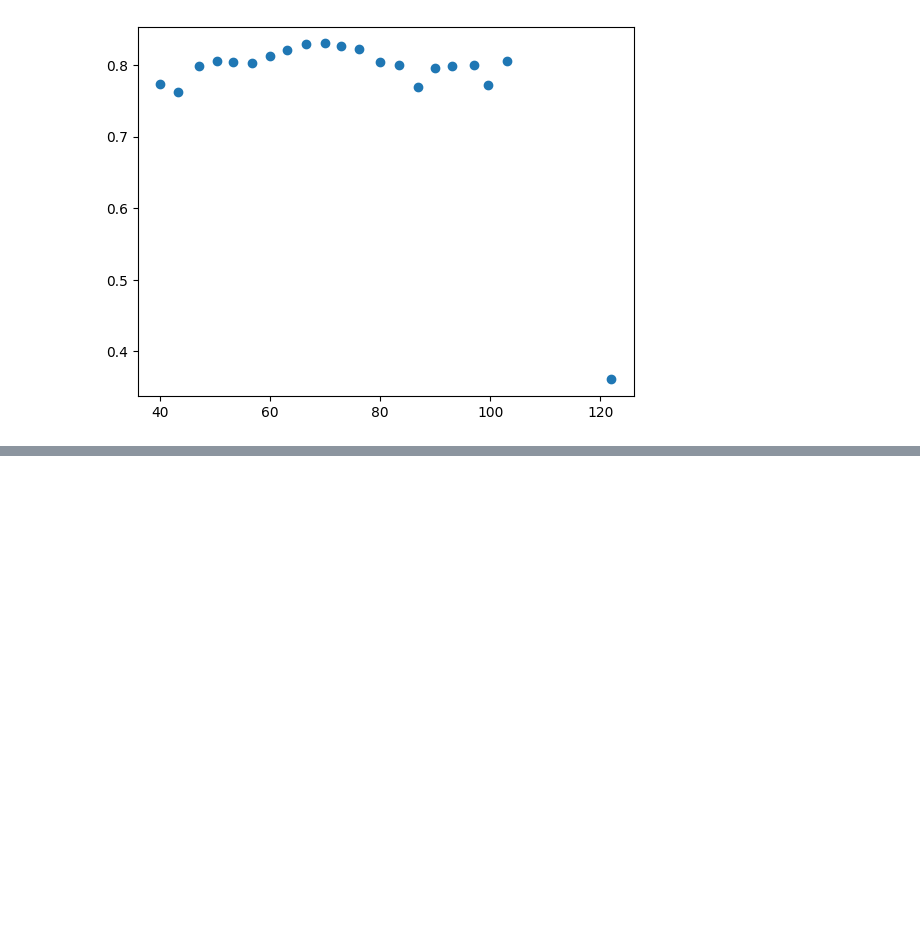
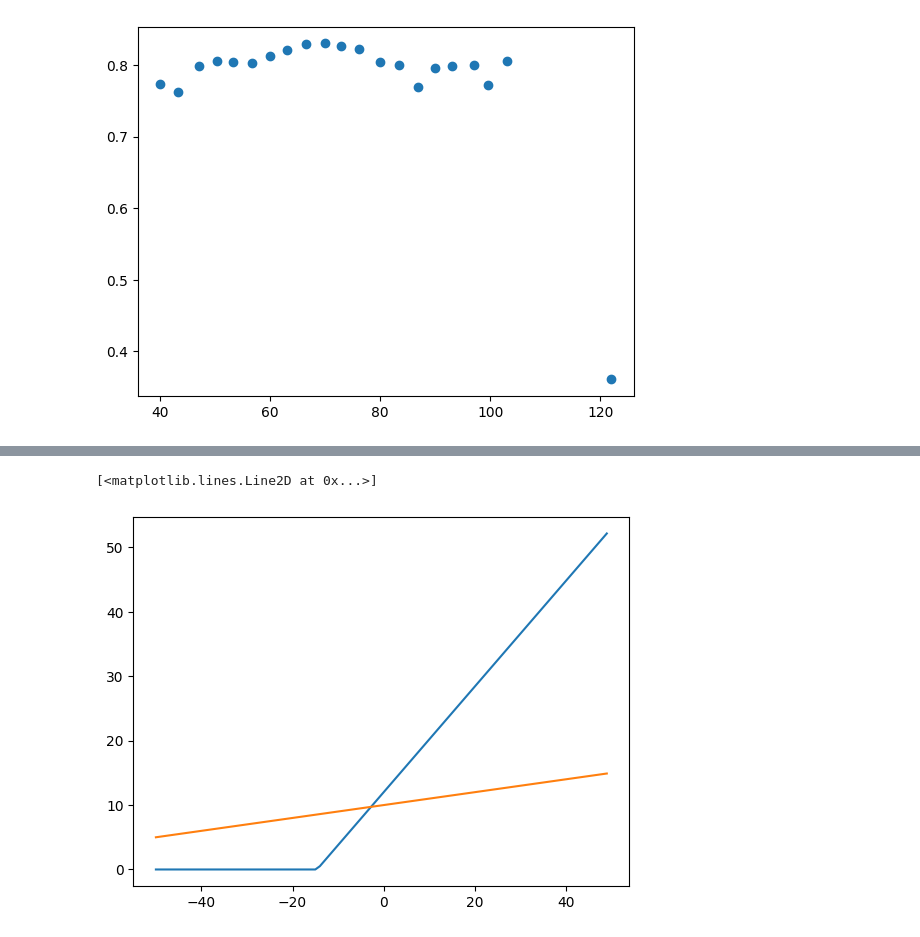
Before and after one commit to mohamadghoroobi/Deep_Learning_Review, a Jupyter notebook: 02_Nueral_Network/main.ipynb, the cells around one changed output, grey strips where cells are left out. Saved outputs shown, nothing was run; the diff lists cells and outputs as text; code cells hidden in the pictures; blank space fills up the shorter version.

```diff
--- a/02_Nueral_Network/main.ipynb
+++ b/02_Nueral_Network/main.ipynb
@@ -101,0 +128,10 @@ plt.scatter(binned_tmax, binned_ratio)
+# %%
+layer1_1 = np.maximum(0, prediction(temps))
+
+layer1_2 = np.maximum(0, prediction(temps, .1, 10))
+
+plt.plot(temps, layer1_1)
+plt.plot(temps, layer1_2)
+# %% [output]
+[<matplotlib.lines.Line2D at 0x...>]
+[figure, added]
```
Also changed, not shown: parts of 51 cells of this notebook.
